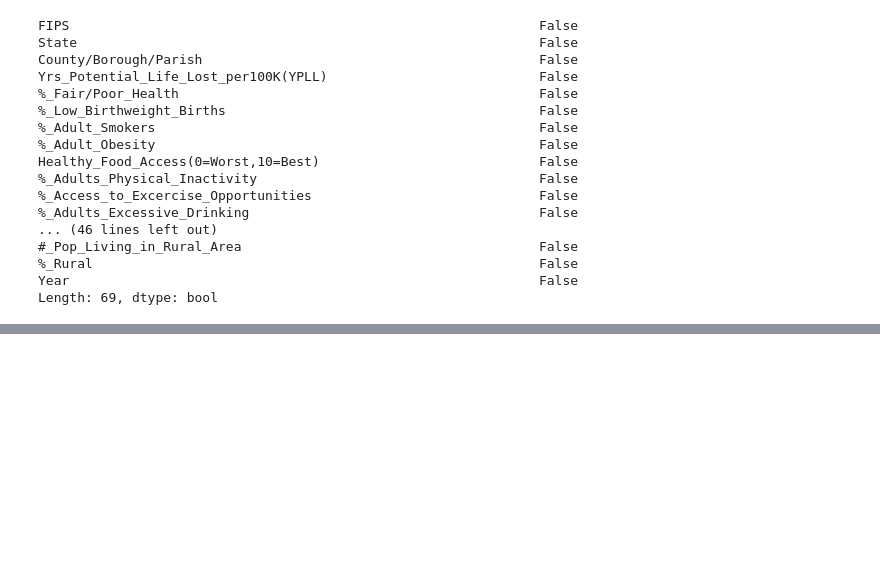
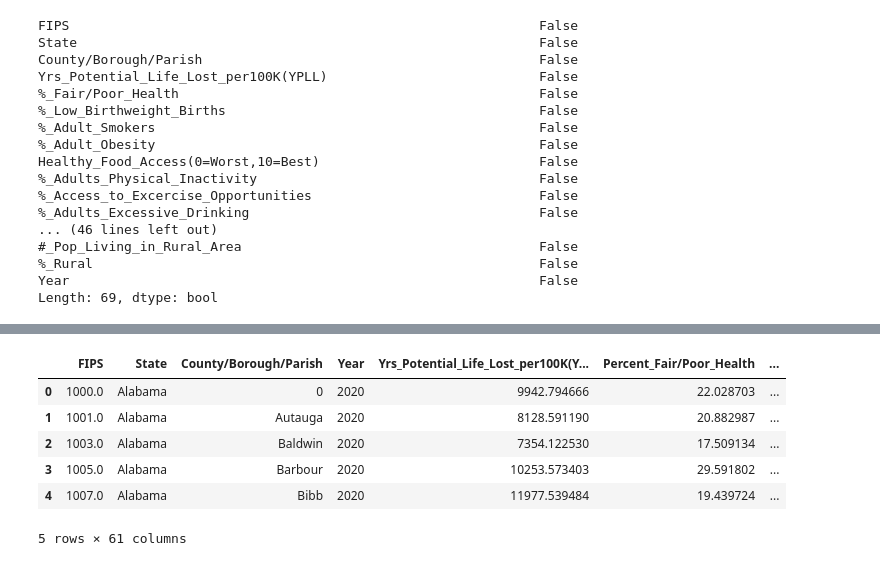
Before and after one commit to stevenjbark/DataAnalytics-FinalProject, a Jupyter notebook: Data/Data_Cleaning-Loop_2020.ipynb, the cells around one changed output, grey strips where cells are left out. Cells and saved outputs as stored; diff of their text form; code cells hidden in the pictures; blank space fills up the shorter version.

```diff
--- a/Data/Data_Cleaning-Loop_2020.ipynb
+++ b/Data/Data_Cleaning-Loop_2020.ipynb
@@ -3410,3 +3483,23 @@ full_tx_data
 1530 rows × 69 columns
 # %%
 full_tx_data.to_csv(os.path.join("Cleaned_Files","TEXAS_All_Years_County_Health_Ranking_Data.csv"),index=False)
+# %%
+analysis_only_full_data_df = full_data_df.drop([
+'Number_Non-Hispanic_Black_or_African_American',
+'Number_American_Indian_or_Alaskan_Native',
+'Number_Asian',
+ 'Number_Native_Hawaiian/Other_Pacific_Islander',
+'Number_Hispanic',
+'Number_Non-Hispanic_White',
+'Number_Not_Proficient_in_English',
+'Number_Pop_Living_in_Rural_Area']
+                     ,axis=1)
+analysis_only_full_data_df.head()
+# %% [output]
+|  | FIPS | State | County/Borough/Parish | Year | Yrs_Potential_Life_Lost_per100K(Y... | Percent_Fair/Poor_Health | ... |
+| 0 | 1000.0 | Alabama | 0 | 2020 | 9942.794666 | 22.028703 | ... |
+| 1 | 1001.0 | Alabama | Autauga | 2020 | 8128.591190 | 20.882987 | ... |
+| 2 | 1003.0 | Alabama | Baldwin | 2020 | 7354.122530 | 17.509134 | ... |
+| 3 | 1005.0 | Alabama | Barbour | 2020 | 10253.573403 | 29.591802 | ... |
+| 4 | 1007.0 | Alabama | Bibb | 2020 | 11977.539484 | 19.439724 | ... |
+5 rows × 61 columns
```
Also changed, not shown: parts of 9 cells of this notebook, 10 other files.
